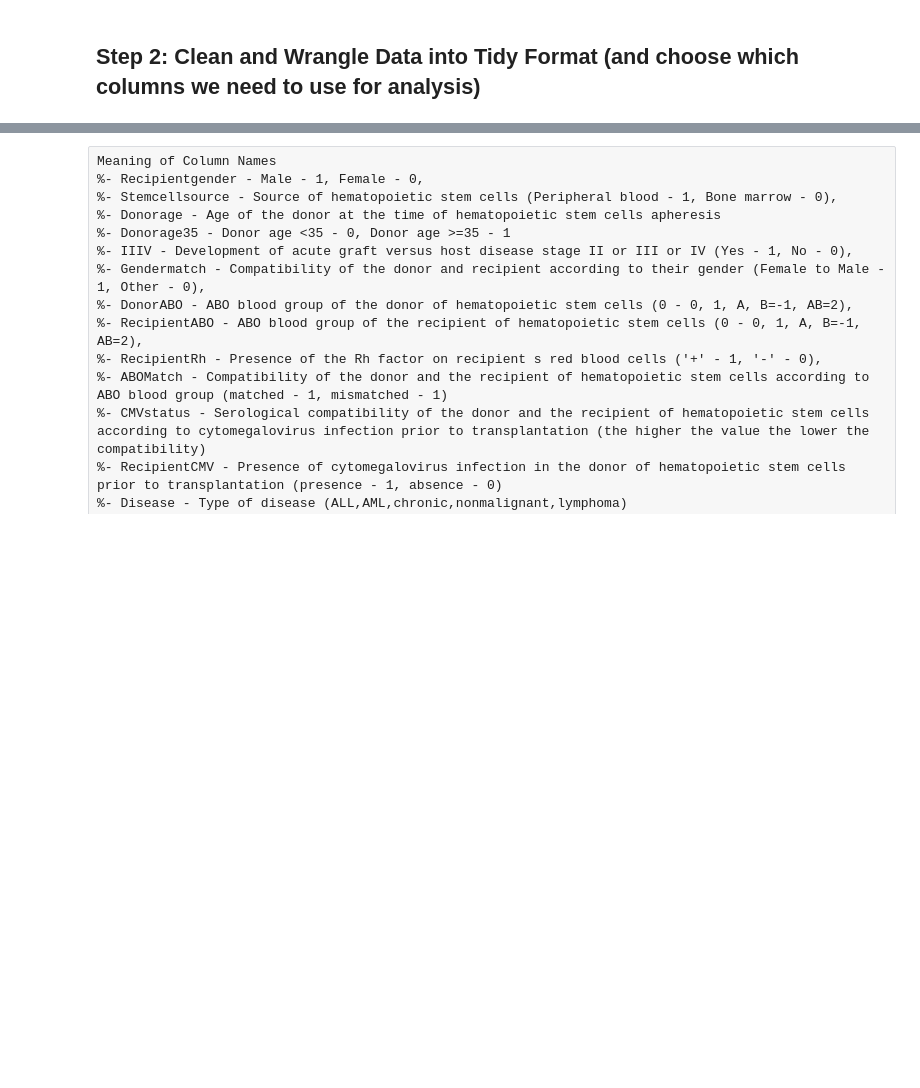
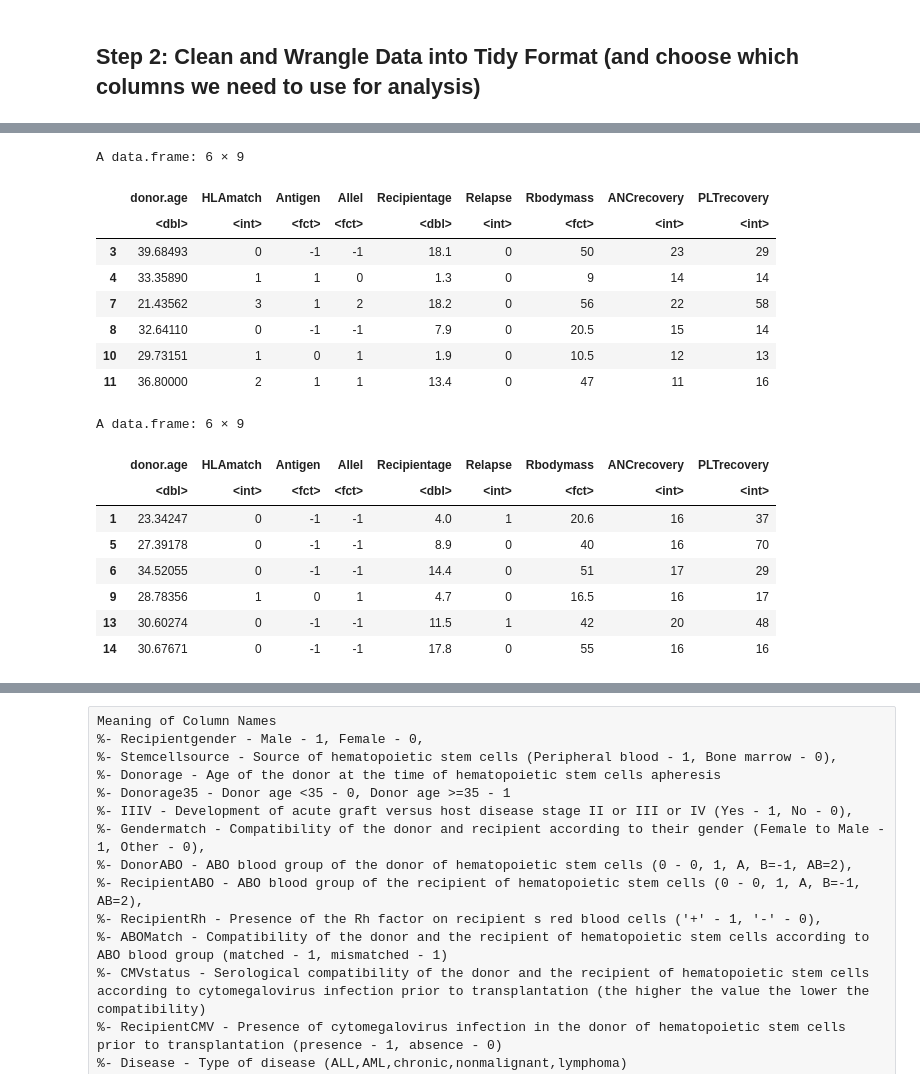
Before and after one commit to Phoebeml/ds_project, a Jupyter notebook: BoneMarrowProposal.ipynb, the cells around one changed output, grey strips where cells are left out. Saved outputs shown, nothing was run; the diff lists cells and outputs as text; code cells hidden in the pictures; blank space fills up the shorter version.

```diff
--- a/BoneMarrowProposal.ipynb
+++ b/BoneMarrowProposal.ipynb
@@ -106,0 +98,26 @@ A data.frame: 186 × 11
+# %%
+#splitting data into training and testing sets
+transplant_data_split <-  initial_split(clean_transplant_data, prop = 0.75, strata = Relapse)
+transplant_train <- training(transplant_data_split)
+transplant_test <- testing(transplant_data_split)
+head(transplant_train)
+head(transplant_test)
+# %% [output]
+A data.frame: 6 × 9
+|  | donor.age | HLAmatch | Antigen | Allel | Recipientage | Relapse | Rbodymass | ANCrecovery | PLTrecovery |
+|  | <dbl> | <int> | <fct> | <fct> | <dbl> | <int> | <fct> | <int> | <int> |
+| 3 | 39.68493 | 0 | -1 | -1 | 18.1 | 0 | 50 | 23 | 29 |
+| 4 | 33.35890 | 1 | 1 | 0 | 1.3 | 0 | 9 | 14 | 14 |
+| 7 | 21.43562 | 3 | 1 | 2 | 18.2 | 0 | 56 | 22 | 58 |
+| 8 | 32.64110 | 0 | -1 | -1 | 7.9 | 0 | 20.5 | 15 | 14 |
+| 10 | 29.73151 | 1 | 0 | 1 | 1.9 | 0 | 10.5 | 12 | 13 |
+| 11 | 36.80000 | 2 | 1 | 1 | 13.4 | 0 | 47 | 11 | 16 |
+A data.frame: 6 × 9
+|  | donor.age | HLAmatch | Antigen | Allel | Recipientage | Relapse | Rbodymass | ANCrecovery | PLTrecovery |
+|  | <dbl> | <int> | <fct> | <fct> | <dbl> | <int> | <fct> | <int> | <int> |
+| 1 | 23.34247 | 0 | -1 | -1 | 4.0 | 1 | 20.6 | 16 | 37 |
+| 5 | 27.39178 | 0 | -1 | -1 | 8.9 | 0 | 40 | 16 | 70 |
+| 6 | 34.52055 | 0 | -1 | -1 | 14.4 | 0 | 51 | 17 | 29 |
+| 9 | 28.78356 | 1 | 0 | 1 | 4.7 | 0 | 16.5 | 16 | 17 |
+| 13 | 30.60274 | 0 | -1 | -1 | 11.5 | 1 | 42 | 20 | 48 |
+| 14 | 30.67671 | 0 | -1 | -1 | 17.8 | 0 | 55 | 16 | 16 |
```
Also changed, not shown: parts of 6 cells of this notebook.
